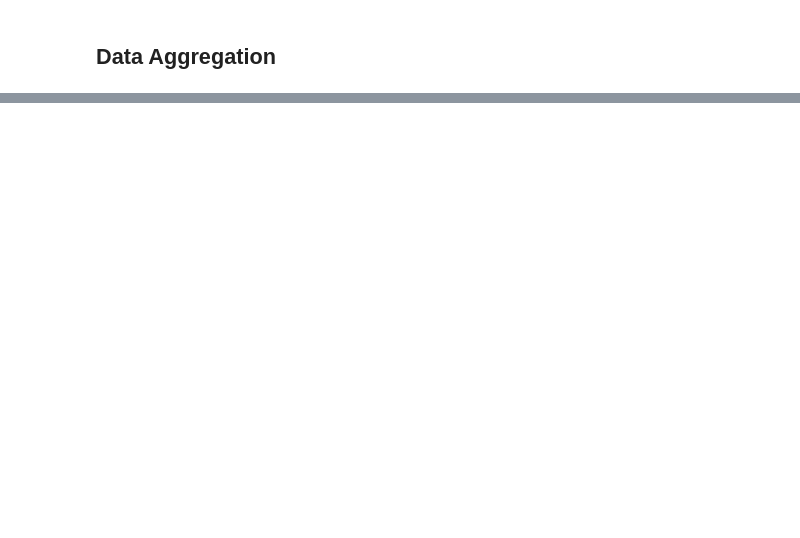
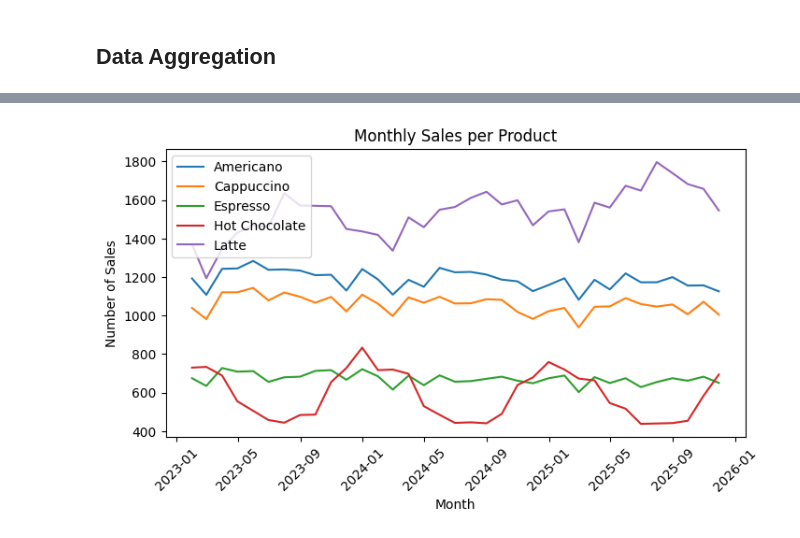
Before and after one commit to AlphaByte-RedTeam/forecasting-inventory-alert-system, a Jupyter notebook: src/main.ipynb, the cells around one changed output, grey strips where cells are left out. Saved outputs shown, nothing was run; the diff lists cells and outputs as text; code cells hidden in the pictures; blank space fills up the shorter version.

```diff
--- a/src/main.ipynb
+++ b/src/main.ipynb
@@ -236,0 +289,5 @@ monthly_consumption.head()
+# %%
+# finding total sales count per product per day
+daily_product_sales = df_sales.groupby(['date', 'product']).size().unstack(fill_value=0)
+daily_product_sales.index = pd.to_datetime(daily_product_sales.index.get_level_values('date'))
+daily_product_sales.head()
@@ -236,0 +302,16 @@ monthly_consumption.head()
+# %%
+monthly_sales_per_product = daily_product_sales.resample('ME').sum()
+# %%
+# visualize monthly sales products
+import matplotlib.pyplot as plt
+plt.figure(figsize=(8, 4))
+for product in monthly_sales_per_product.columns:
+    plt.plot(monthly_sales_per_product.index, monthly_sales_per_product[product], label=product)
+plt.xlabel('Month')
+plt.ylabel('Number of Sales')
+plt.title('Monthly Sales per Product')
+plt.legend()
+plt.xticks(rotation=45)
+plt.show()
+# %% [output]
+[figure, added]
```
Also changed, not shown: parts of 19 cells of this notebook.
